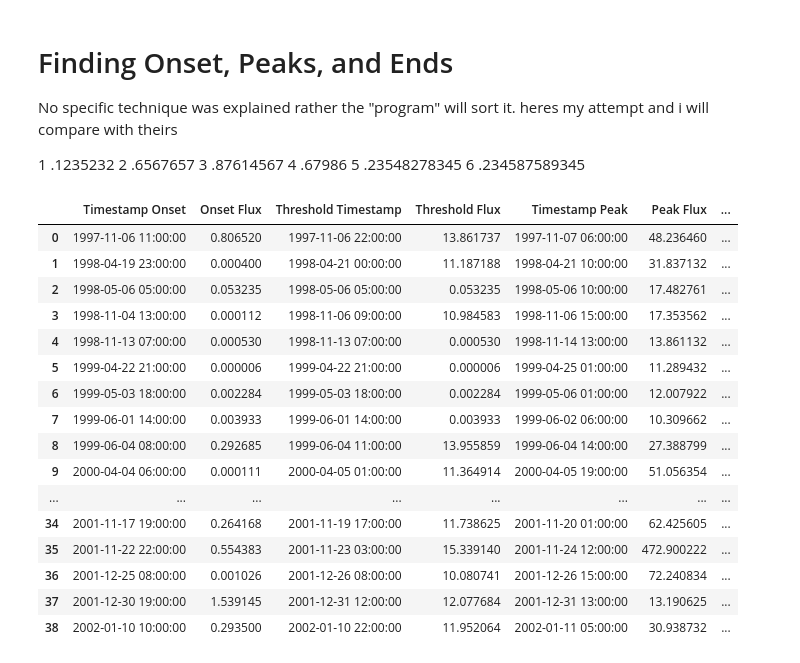
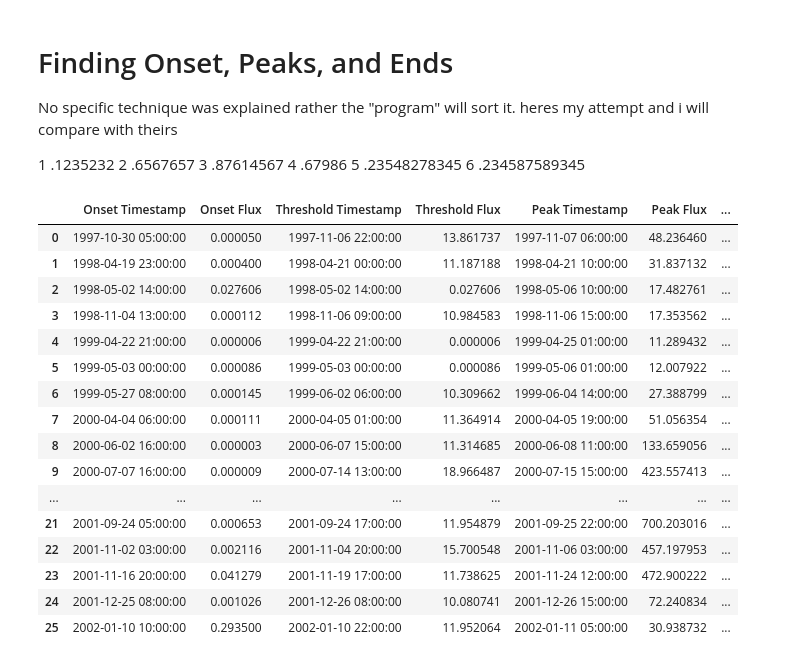
Before and after one commit to Lewis-Adkins/SEU_Data_Summary, a Jupyter notebook: SWLG_Code/code/seu_predict_ml.ipynb, the cells around one changed output. Drawn from its saved outputs; the diff is of its cells as text; code cells hidden in the pictures.

```diff
--- a/SWLG_Code/code/seu_predict_ml.ipynb
+++ b/SWLG_Code/code/seu_predict_ml.ipynb
@@ -42,10 +43,8 @@ def Power_Law_Spectrum_Flux(a_lower_bound_energy, a_upper_bound_energy, a_p4_flu
     beta_denom = np.log(a_p8_freq / a_p4_freq)
 
 
-    if beta_denom != 0 and a_p4_flux != 0:
-        beta = np.log(a_p8_flux / a_p4_flux) / beta_denom
-    else:
-        beta =  np.log(a_p8_flux / 10e-10) / 10e-10
+
+    beta = np.log(a_p8_flux / a_p4_flux) / beta_denom
     alpha = a_p4_flux / a_p4_freq**beta
     new_flux = alpha * new_freq ** beta
 
@@ -102,7 +84,7 @@ No specific technique was explained rather the "program" will sort it. heres my
 5 .23548278345
 6 .234587589345
 # %%
-def Create_Data(a_indices, a_df):
+def Timestamp_Proton_Flux(a_indices, a_df):
     proton_fluxes = a_df["P_tot"]
     years         = a_df["Year"]
     DOYs          = a_df["DOY"]
@@ -116,7 +98,7 @@ def Create_Data(a_indices, a_df):
 
     return fluxes, timestamp
 
-def Find_Peak_Range_Indexes(a_df, a_range, a_file_name):
+def Find_Proton_Flux_Phases(a_df, a_range, a_file_name):
     proton_fluxes = a_df["P_tot"]
     years         = a_df["Year"]
     DOYs          = a_df["DOY"]
@@ -156,57 +138,60 @@ def Find_Peak_Range_Indexes(a_df, a_range, a_file_name):
         if threshold_geq_10.empty:
             threshold_geq_10_index = onset_min_index
         else:
 
             threshold_geq_10_index = threshold_geq_10.index[0]
        # print(threshold_first_number_greater_than_10)
         threshold_indices.append(threshold_geq_10_index)
 
 
         end_slice = proton_fluxes.iloc[int(peak_indices[i]): int(start_end_indices[i])]
         end_min_index = end_slice.idxmin()
         end_indices.append(end_min_index)
 
 
-    onset_fluxes, onset_timestamp = Create_Data(onset_indices, proton_flux_df)
-    end_fluxes, end_timestamp     = Create_Data(end_indices, proton_flux_df)
-    threshold_fluxes, threshold_timestamp = Create_Data(threshold_indices, proton_flux_df)
+    onset_fluxes, onset_timestamp = Timestamp_Proton_Flux(onset_indices, proton_flux_df)
+    end_fluxes, end_timestamp     = Timestamp_Proton_Flux(end_indices, proton_flux_df)
+    threshold_fluxes, threshold_timestamp = Timestamp_Proton_Flux(threshold_indices, proton_flux_df)
     peak_fluxes = pd.Series(properties['peak_heights'])
 
 
 
  ### ADD THRESHOLD ### > 10MeV
 
 
 
-    phases_df = pd.DataFrame({'Timestamp Onset': onset_timestamp,
+    phases_df = pd.DataFrame({'Onset Timestamp': onset_timestamp,
                             'Onset Flux': onset_fluxes,
                             'Threshold Timestamp': threshold_timestamp,
                             'Threshold Flux': threshold_fluxes,
-                            'Timestamp Peak': peak_timestamp,
+                            'Peak Timestamp': peak_timestamp,
                             'Peak Flux': peak_fluxes,
-                            'Timestamp End': end_timestamp,
-                            'End_Flux': end_fluxes})
+                            'End Timestamp': end_timestamp,
+                            'End Flux': end_fluxes})
 
     phase_df = phases_df.apply(lambda col : col.dropna().reset_index(drop = True))
-    phase_df.to_csv("data/phases" + a_file_name + "-"+a_range + ".csv")
+    phase_df.to_csv("data/phases/" + a_file_name + "-"+str(a_range) + ".csv")
+    storm_duration_in_days = phase_df["End Timestamp"] - phase_df["Onset Timestamp"]
+    phase_df["Storm Duration"] = phase_df["End Timestamp"] - phase_df["Onset Timestamp"]
     return phase_df
-Find_Peak_Range_Indexes(proton_flux_df, 55, "phases_11061997_11032002")
+
+Find_Proton_Flux_Phases(proton_flux_df, 200, "phases_11061997_11032002")
 # %% [output]
-|  | Timestamp Onset | Onset Flux | Threshold Timestamp | Threshold Flux | Timestamp Peak | Peak Flux | ... |
-| 0 | 1997-11-06 11:00:00 | 0.806520 | 1997-11-06 22:00:00 | 13.861737 | 1997-11-07 06:00:00 | 48.236460 | ... |
+|  | Onset Timestamp | Onset Flux | Threshold Timestamp | Threshold Flux | Peak Timestamp | Peak Flux | ... |
+| 0 | 1997-10-30 05:00:00 | 0.000050 | 1997-11-06 22:00:00 | 13.861737 | 1997-11-07 06:00:00 | 48.236460 | ... |
 | 1 | 1998-04-19 23:00:00 | 0.000400 | 1998-04-21 00:00:00 | 11.187188 | 1998-04-21 10:00:00 | 31.837132 | ... |
-| 2 | 1998-05-06 05:00:00 | 0.053235 | 1998-05-06 05:00:00 | 0.053235 | 1998-05-06 10:00:00 | 17.482761 | ... |
+| 2 | 1998-05-02 14:00:00 | 0.027606 | 1998-05-02 14:00:00 | 0.027606 | 1998-05-06 10:00:00 | 17.482761 | ... |
 | 3 | 1998-11-04 13:00:00 | 0.000112 | 1998-11-06 09:00:00 | 10.984583 | 1998-11-06 15:00:00 | 17.353562 | ... |
-| 4 | 1998-11-13 07:00:00 | 0.000530 | 1998-11-13 07:00:00 | 0.000530 | 1998-11-14 13:00:00 | 13.861132 | ... |
-| 5 | 1999-04-22 21:00:00 | 0.000006 | 1999-04-22 21:00:00 | 0.000006 | 1999-04-25 01:00:00 | 11.289432 | ... |
-| 6 | 1999-05-03 18:00:00 | 0.002284 | 1999-05-03 18:00:00 | 0.002284 | 1999-05-06 01:00:00 | 12.007922 | ... |
-| 7 | 1999-06-01 14:00:00 | 0.003933 | 1999-06-01 14:00:00 | 0.003933 | 1999-06-02 06:00:00 | 10.309662 | ... |
-| 8 | 1999-06-04 08:00:00 | 0.292685 | 1999-06-04 11:00:00 | 13.955859 | 1999-06-04 14:00:00 | 27.388799 | ... |
-| 9 | 2000-04-04 06:00:00 | 0.000111 | 2000-04-05 01:00:00 | 11.364914 | 2000-04-05 19:00:00 | 51.056354 | ... |
+| 4 | 1999-04-22 21:00:00 | 0.000006 | 1999-04-22 21:00:00 | 0.000006 | 1999-04-25 01:00:00 | 11.289432 | ... |
+| 5 | 1999-05-03 00:00:00 | 0.000086 | 1999-05-03 00:00:00 | 0.000086 | 1999-05-06 01:00:00 | 12.007922 | ... |
+| 6 | 1999-05-27 08:00:00 | 0.000145 | 1999-06-02 06:00:00 | 10.309662 | 1999-06-04 14:00:00 | 27.388799 | ... |
+| 7 | 2000-04-04 06:00:00 | 0.000111 | 2000-04-05 01:00:00 | 11.364914 | 2000-04-05 19:00:00 | 51.056354 | ... |
+| 8 | 2000-06-02 16:00:00 | 0.000003 | 2000-06-07 15:00:00 | 11.314685 | 2000-06-08 11:00:00 | 133.659056 | ... |
+| 9 | 2000-07-07 16:00:00 | 0.000009 | 2000-07-14 13:00:00 | 18.966487 | 2000-07-15 15:00:00 | 423.557413 | ... |
 | ... | ... | ... | ... | ... | ... | ... | ... |
-| 34 | 2001-11-17 19:00:00 | 0.264168 | 2001-11-19 17:00:00 | 11.738625 | 2001-11-20 01:00:00 | 62.425605 | ... |
-| 35 | 2001-11-22 22:00:00 | 0.554383 | 2001-11-23 03:00:00 | 15.339140 | 2001-11-24 12:00:00 | 472.900222 | ... |
-| 36 | 2001-12-25 08:00:00 | 0.001026 | 2001-12-26 08:00:00 | 10.080741 | 2001-12-26 15:00:00 | 72.240834 | ... |
-| 37 | 2001-12-30 19:00:00 | 1.539145 | 2001-12-31 12:00:00 | 12.077684 | 2001-12-31 13:00:00 | 13.190625 | ... |
-| 38 | 2002-01-10 10:00:00 | 0.293500 | 2002-01-10 22:00:00 | 11.952064 | 2002-01-11 05:00:00 | 30.938732 | ... |
+| 21 | 2001-09-24 05:00:00 | 0.000653 | 2001-09-24 17:00:00 | 11.954879 | 2001-09-25 22:00:00 | 700.203016 | ... |
+| 22 | 2001-11-02 03:00:00 | 0.002116 | 2001-11-04 20:00:00 | 15.700548 | 2001-11-06 03:00:00 | 457.197953 | ... |
+| 23 | 2001-11-16 20:00:00 | 0.041279 | 2001-11-19 17:00:00 | 11.738625 | 2001-11-24 12:00:00 | 472.900222 | ... |
+| 24 | 2001-12-25 08:00:00 | 0.001026 | 2001-12-26 08:00:00 | 10.080741 | 2001-12-26 15:00:00 | 72.240834 | ... |
+| 25 | 2002-01-10 10:00:00 | 0.293500 | 2002-01-10 22:00:00 | 11.952064 | 2002-01-11 05:00:00 | 30.938732 | ... |
 # %%
```
Also changed, not shown: parts of 14 cells of this notebook, 3 other files.
